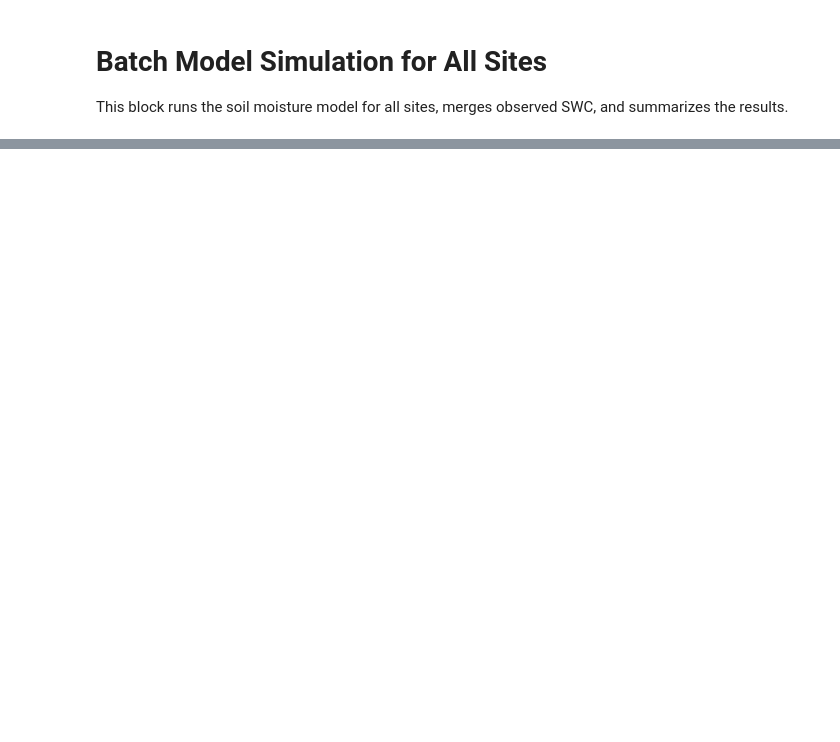
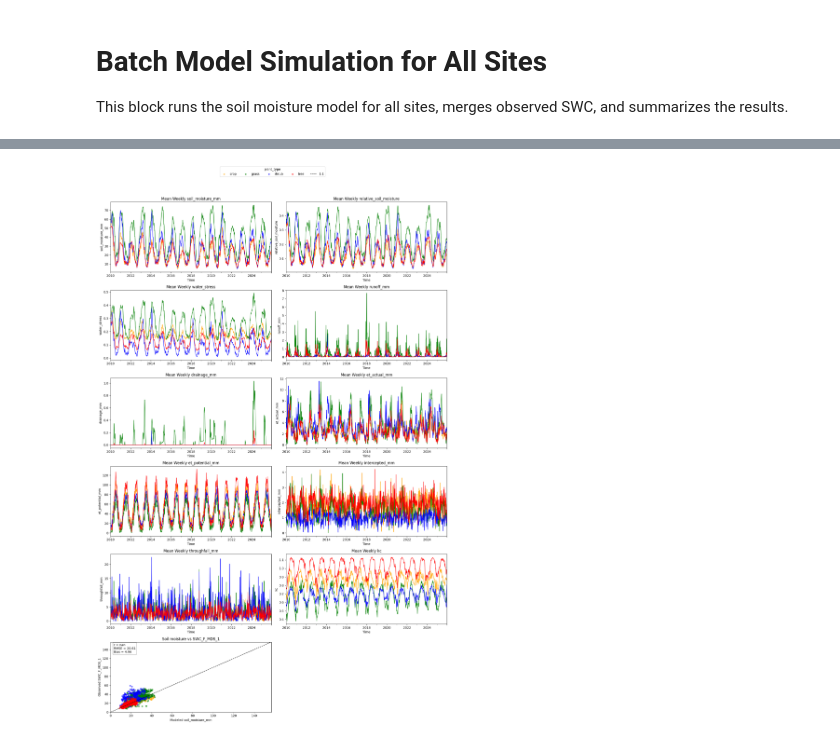
Before and after one commit to vmyrgiotis/soil_moisture_model, a Jupyter notebook: notebook.ipynb, the cells around one changed output, grey strips where cells are left out. Cells and saved outputs as stored; diff of their text form; code cells hidden in the pictures; blank space fills up the shorter version.

```diff
--- a/notebook.ipynb
+++ b/notebook.ipynb
@@ -314,11 +393,11 @@ output_cols = [
 ]
 
 # Keep only columns that exist
-output_cols = [c for c in output_cols if c in results_all_sites.columns]
+output_cols = [c for c in output_cols if c in results_all_sites_def.columns]
 
 # Mean weekly per plant_type for model outputs
 weekly_mean = (
-    results_all_sites[output_cols]
+    results_all_sites_def[output_cols]
     .groupby(level=["time", "plant_type"])
     .mean()
     .reset_index()
@@ -394,30 +473,32 @@ ax_cmp.set_ylim(lo, hi)
 if len(comp_df) > 1:
     r = np.corrcoef(x, y)[0, 1]
     rmse = np.sqrt(np.mean((x - y) ** 2))
     bias = np.mean(x - y)
 
     ax_cmp.text(
         0.02, 0.98,
         f"r = {r:.3f}\nRMSE = {rmse:.2f}\nBias = {bias:.2f}",
         transform=ax_cmp.transAxes,
         ha="left",
         va="top",
         fontsize=10,
         bbox=dict(boxstyle="round", facecolor="white", alpha=0.8, edgecolor="gray")
     )
 
 ax_cmp.set_title("Soil moisture vs SWC_F_MDS_1")
 ax_cmp.set_xlabel("Modeled soil_moisture_mm")
 ax_cmp.set_ylabel("Observed SWC_F_MDS_1")
 
 # Hide unused axes
 for j in range(n, len(axes)):
     axes[j].axis("off")
 
 # Single legend for whole figure
 handles, labels = ax_cmp.get_legend_handles_labels()
 if labels:
     fig.legend(handles, labels, title="plant_type", loc="upper center", ncol=min(6, len(labels)))
 
 fig.tight_layout(rect=[0, 0, 1, 0.95])
 plt.show()
+# %% [output]
+[figure, added]
```
Also changed, not shown: parts of 8 cells of this notebook.
